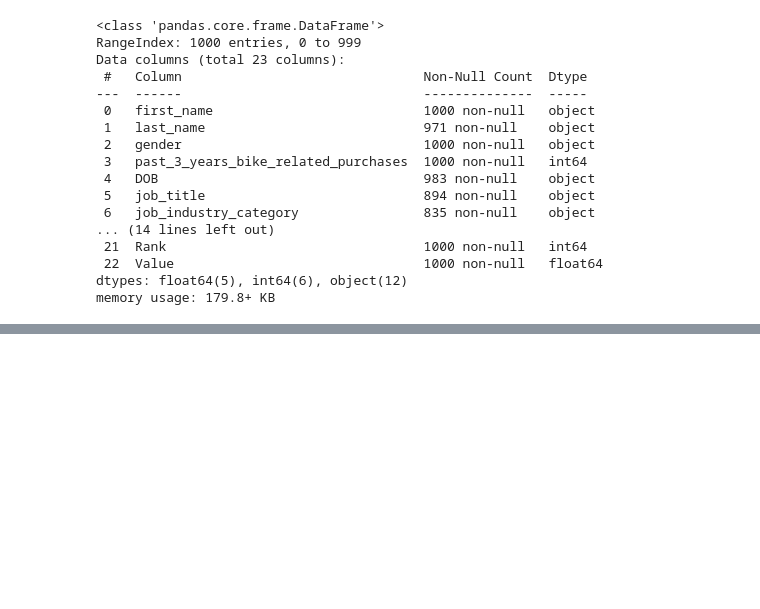
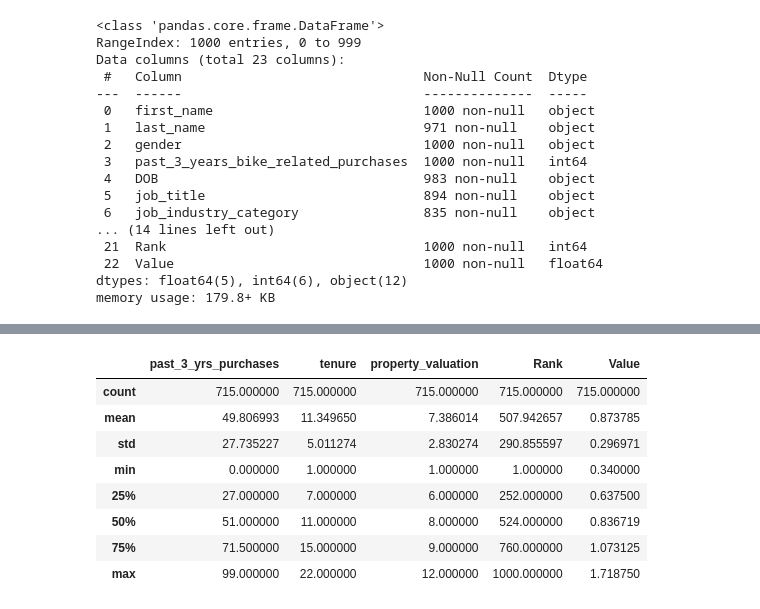
Before and after one commit to AhmAnwar/data-quality-KPMG-VE-forage, a Jupyter notebook: kpmg-ve-data-quality.ipynb, the cells around one changed output, grey strips where cells are left out. Cells and saved outputs as stored; diff of their text form; code cells hidden in the pictures; blank space fills up the shorter version.

```diff
--- a/kpmg-ve-data-quality.ipynb
+++ b/kpmg-ve-data-quality.ipynb
@@ -293,0 +351,6 @@ memory usage: 179.8+ KB
+# %%
+# drop null values in job_industry_category
+df_NewCustomerList.drop(index= df_NewCustomerList[df_NewCustomerList['job_industry_category'].isna()].index, inplace= True)
+
+# check
+print(f"sum of null values in job_industry_category= {df_NewCustomerList['job_industry_category'].isna().sum()}")
@@ -293,0 +359,9 @@ memory usage: 179.8+ KB
+# %%
+# check format after convert
+print(f"sum of null after convert= {df_NewCustomerList['owns_car'].astype(bool).isna().sum()}")
+
+# convert owns_car column into bool
+df_NewCustomerList['owns_car']= df_NewCustomerList['owns_car'].astype(bool)
+
+# check
+print(f"data type of owns_car column: {df_NewCustomerList['owns_car'].dtype}")
@@ -293,0 +464,13 @@ memory usage: 179.8+ KB
+# %%
+# check outliers
+df_NewCustomerList.select_dtypes(include= 'number').drop(columns= 'postcode').describe()
+# %% [output]
+|  | past_3_yrs_purchases | tenure | property_valuation | Rank | Value |
+| count | 715.000000 | 715.000000 | 715.000000 | 715.000000 | 715.000000 |
+| mean | 49.806993 | 11.349650 | 7.386014 | 507.942657 | 0.873785 |
+| std | 27.735227 | 5.011274 | 2.830274 | 290.855597 | 0.296971 |
+| min | 0.000000 | 1.000000 | 1.000000 | 1.000000 | 0.340000 |
+| 25% | 27.000000 | 7.000000 | 6.000000 | 252.000000 | 0.637500 |
+| 50% | 51.000000 | 11.000000 | 8.000000 | 524.000000 | 0.836719 |
+| 75% | 71.500000 | 15.000000 | 9.000000 | 760.000000 | 1.073125 |
+| max | 99.000000 | 22.000000 | 12.000000 | 1000.000000 | 1.718750 |
```
Also changed, not shown: parts of 17 cells of this notebook.
